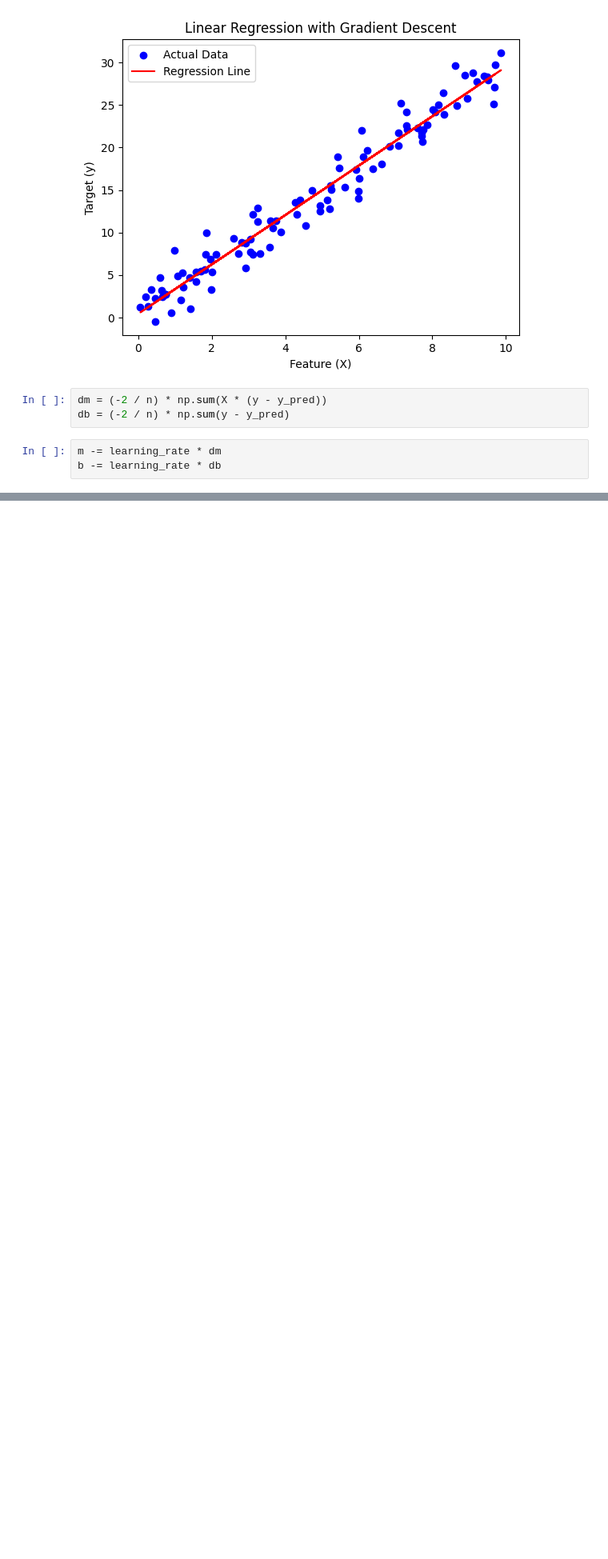
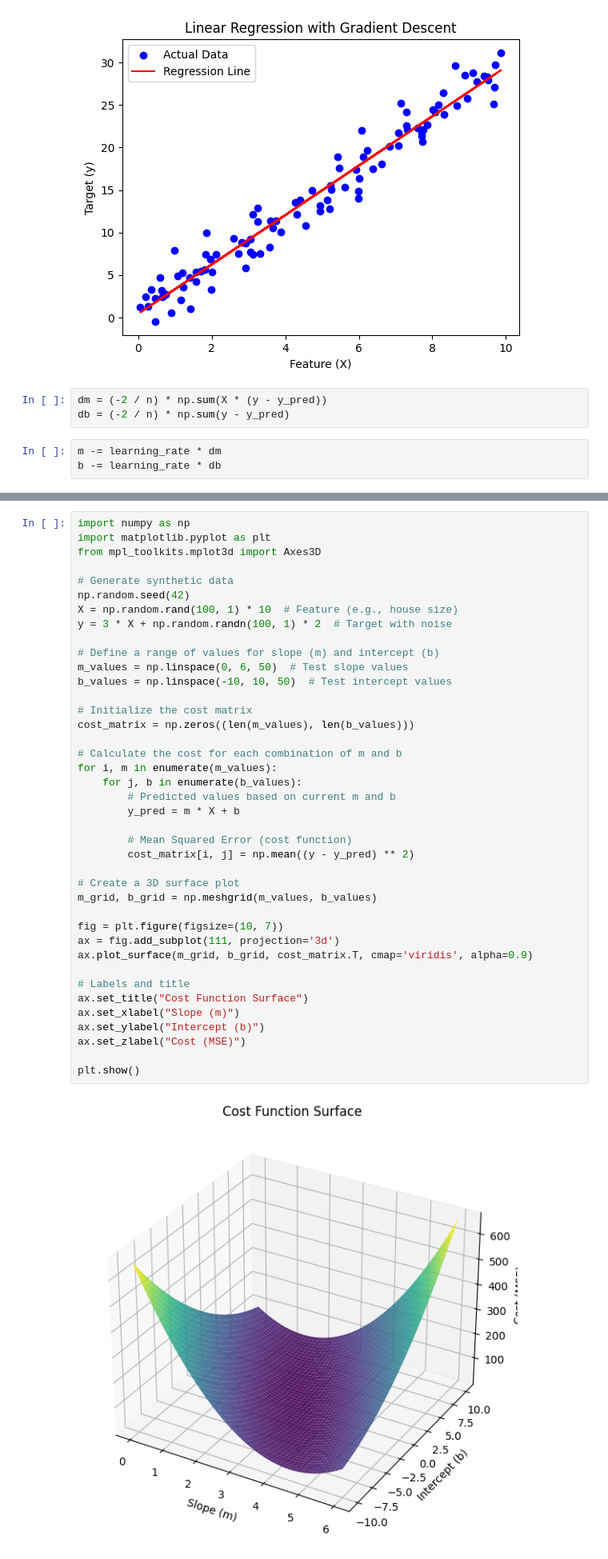
Before and after one commit to Nsarkar-XLR8/ML_Code, a Jupyter notebook: LinearRegression.ipynb, the cells around one changed output, grey strips where cells are left out. Shown at 80% size. Saved outputs shown, nothing was run; the diff lists cells and outputs as text; blank space fills up the shorter version.

```diff
--- a/LinearRegression.ipynb
+++ b/LinearRegression.ipynb
@@ -140,0 +143,42 @@ b -= learning_rate * db
+# %%
+import numpy as np
+import matplotlib.pyplot as plt
+from mpl_toolkits.mplot3d import Axes3D
+
+# Generate synthetic data
+np.random.seed(42)
+X = np.random.rand(100, 1) * 10  # Feature (e.g., house size)
+y = 3 * X + np.random.randn(100, 1) * 2  # Target with noise
+
+# Define a range of values for slope (m) and intercept (b)
+m_values = np.linspace(0, 6, 50)  # Test slope values
+b_values = np.linspace(-10, 10, 50)  # Test intercept values
+
+# Initialize the cost matrix
+cost_matrix = np.zeros((len(m_values), len(b_values)))
+
+# Calculate the cost for each combination of m and b
+for i, m in enumerate(m_values):
+    for j, b in enumerate(b_values):
+        # Predicted values based on current m and b
+        y_pred = m * X + b
+
+        # Mean Squared Error (cost function)
+        cost_matrix[i, j] = np.mean((y - y_pred) ** 2)
+
+# Create a 3D surface plot
+m_grid, b_grid = np.meshgrid(m_values, b_values)
+
+fig = plt.figure(figsize=(10, 7))
+ax = fig.add_subplot(111, projection='3d')
+ax.plot_surface(m_grid, b_grid, cost_matrix.T, cmap='viridis', alpha=0.9)
+
+# Labels and title
+ax.set_title("Cost Function Surface")
+ax.set_xlabel("Slope (m)")
+ax.set_ylabel("Intercept (b)")
+ax.set_zlabel("Cost (MSE)")
+
+plt.show()
+# %% [output]
+[figure, added]
```
Also changed, not shown: parts of 1 cell of this notebook.
